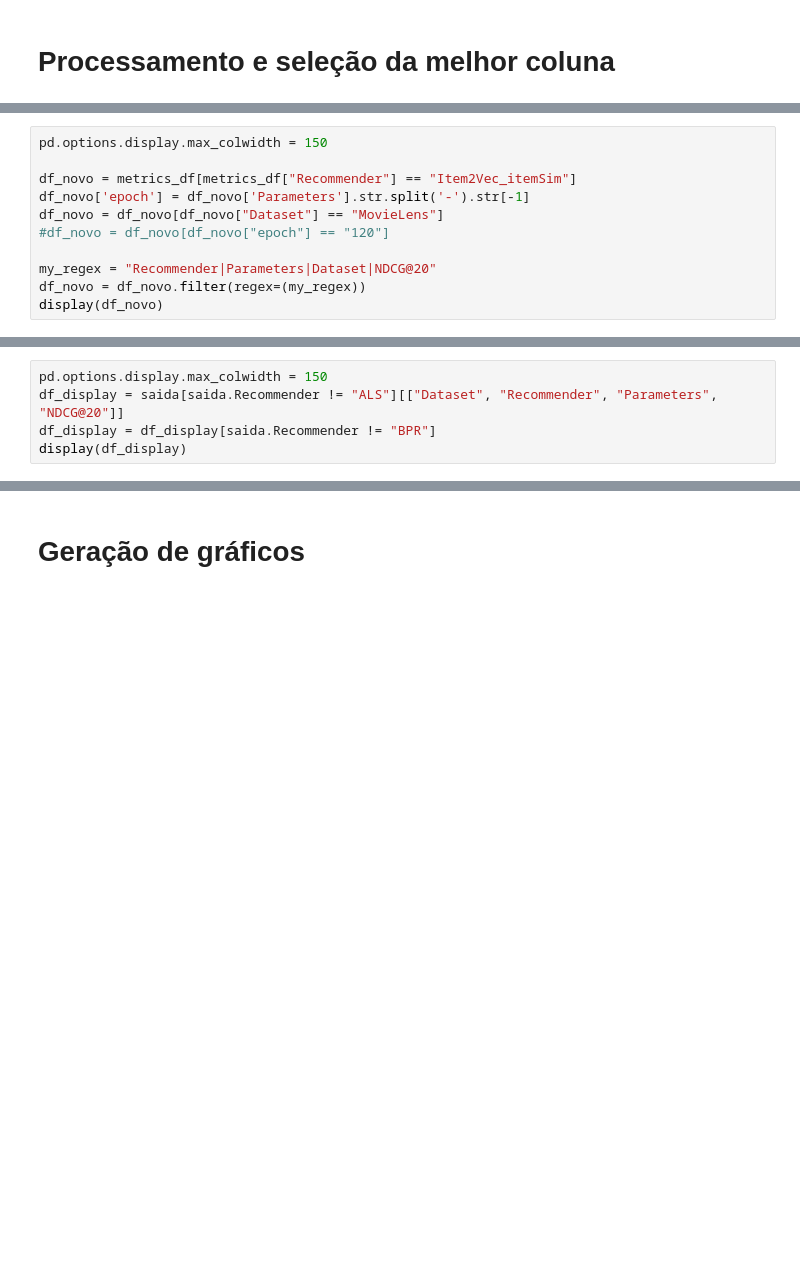
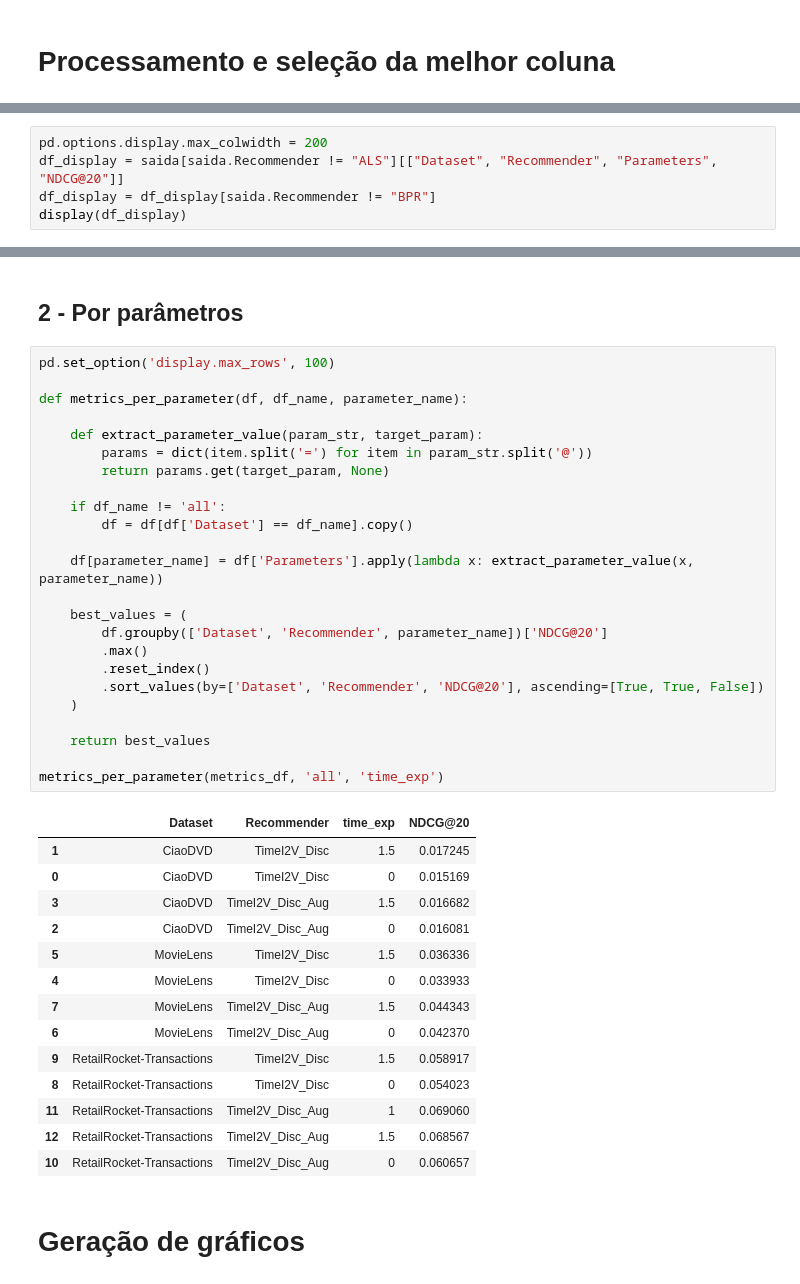
Before and after one commit to UFSCar-LaSID/tai2vec, a Jupyter notebook: Graficos_Bracis.ipynb, the cells around one changed output, grey strips where cells are left out. Cells and saved outputs as stored; diff of their text form; blank space fills up the shorter version.

```diff
--- a/Graficos_Bracis.ipynb
+++ b/Graficos_Bracis.ipynb
@@ -58,14 +58,3 @@ if best_column in metrics_df.columns:
     saida = metrics_df.loc[metrics_df.reset_index().groupby(['Dataset', 'Recommender'])[best_column].idxmax()].reset_index(drop=True)
 else:
     raise Exception("Coluna '" + best_column + "' não encontrada")
-# %%
-pd.options.display.max_colwidth = 150
-
-df_novo = metrics_df[metrics_df["Recommender"] == "Item2Vec_itemSim"]
-df_novo['epoch'] = df_novo['Parameters'].str.split('-').str[-1]
-df_novo = df_novo[df_novo["Dataset"] == "MovieLens"]
-#df_novo = df_novo[df_novo["epoch"] == "120"]
-
-my_regex = "Recommender|Parameters|Dataset|NDCG@20"
-df_novo = df_novo.filter(regex=(my_regex))
-display(df_novo)
@@ -95,5 +60,0 @@ See the caveats in the documentation: https://pandas.pydata.org/pandas-docs/stab
-# %%
-pd.options.display.max_colwidth = 150
-df_display = saida[saida.Recommender != "ALS"][["Dataset", "Recommender", "Parameters", "NDCG@20"]]
-df_display = df_display[saida.Recommender != "BPR"]
-display(df_display)
@@ -118,0 +65,5 @@ display(df_display)
+# %%
+pd.options.display.max_colwidth = 200
+df_display = saida[saida.Recommender != "ALS"][["Dataset", "Recommender", "Parameters", "NDCG@20"]]
+df_display = df_display[saida.Recommender != "BPR"]
+display(df_display)
@@ -119,3 +83,44 @@ display(df_display)
+# %% [markdown]
+## 2 - Por parâmetros
+# %%
+pd.set_option('display.max_rows', 100)
+
+def metrics_per_parameter(df, df_name, parameter_name):
+
+    def extract_parameter_value(param_str, target_param):
+        params = dict(item.split('=') for item in param_str.split('@'))
+        return params.get(target_param, None)
+
+    if df_name != 'all':
+        df = df[df['Dataset'] == df_name].copy()
+
+    df[parameter_name] = df['Parameters'].apply(lambda x: extract_parameter_value(x, parameter_name))
+
+    best_values = (
+        df.groupby(['Dataset', 'Recommender', parameter_name])['NDCG@20']
+        .max()
+        .reset_index()
+        .sort_values(by=['Dataset', 'Recommender', 'NDCG@20'], ascending=[True, True, False])
+    )
+
+    return best_values
+
+metrics_per_parameter(metrics_df, 'all', 'time_exp')
+# %% [output]
+|  | Dataset | Recommender | time_exp | NDCG@20 |
+| 1 | CiaoDVD | TimeI2V_Disc | 1.5 | 0.017245 |
+| 0 | CiaoDVD | TimeI2V_Disc | 0 | 0.015169 |
+| 3 | CiaoDVD | TimeI2V_Disc_Aug | 1.5 | 0.016682 |
+| 2 | CiaoDVD | TimeI2V_Disc_Aug | 0 | 0.016081 |
+| 5 | MovieLens | TimeI2V_Disc | 1.5 | 0.036336 |
+| 4 | MovieLens | TimeI2V_Disc | 0 | 0.033933 |
+| 7 | MovieLens | TimeI2V_Disc_Aug | 1.5 | 0.044343 |
+| 6 | MovieLens | TimeI2V_Disc_Aug | 0 | 0.042370 |
+| 9 | RetailRocket-Transactions | TimeI2V_Disc | 1.5 | 0.058917 |
+| 8 | RetailRocket-Transactions | TimeI2V_Disc | 0 | 0.054023 |
+| 11 | RetailRocket-Transactions | TimeI2V_Disc_Aug | 1 | 0.069060 |
+| 12 | RetailRocket-Transactions | TimeI2V_Disc_Aug | 1.5 | 0.068567 |
+| 10 | RetailRocket-Transactions | TimeI2V_Disc_Aug | 0 | 0.060657 |
 # %% [markdown]
 # Geração de gráficos
 # %%
```
Also changed, not shown: parts of 17 cells of this notebook, 14 other files.
